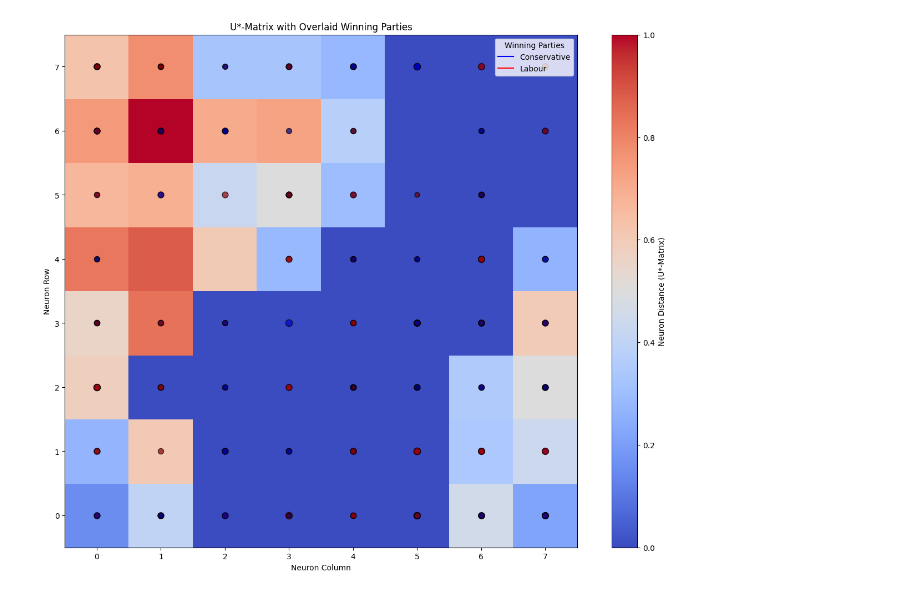
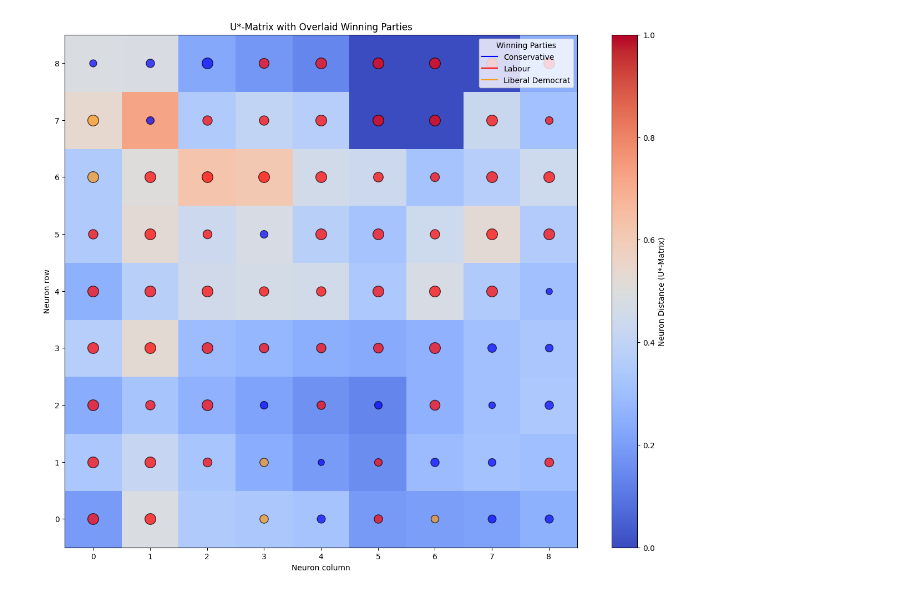
Before and after one commit to AmonTonui/Final_Year_Project, a Jupyter notebook: age1SOM.ipynb, the cells around one changed output. Drawn from its saved outputs; the diff is of its cells as text; code cells hidden in the pictures.

```diff
--- a/age1SOM.ipynb
+++ b/age1SOM.ipynb
@@ -35,16 +37,17 @@ import numpy as np
 from sklearn.model_selection import train_test_split
 
 
-data = pd.read_csv("Agenormalized_with_winners_cleaned.csv")
+data = pd.read_csv("agemergednormalized_with_winners_cleaned2024.csv")
+data = data.drop(columns=['Aged 15 years and under'])
 
-filtered_data = data[data['Winning Party'].isin(['Labour', 'Conservative'])]
+filtered_data = data[data['Winning Party'].isin(['Labour', 'Conservative', 'Liberal Democrat'])]
 filtered_data = filtered_data.reset_index(drop=True)
 
 
 party_colors = {
     'Conservative': (0, 0, 1),    # Blue
     'Labour': (1, 0, 0),          # Red
-    #'Liberal Democrat': (0.98, 0.6, 0.1),  # Orange
+    'Liberal Democrat': (0.98, 0.6, 0.1),  # Orange
     #'Green': (0, 0.6, 0.3),         # Dark Green
     #'The Brexit Party': (0.6, 0.2, 0.8) #light blue
 
@@ -95,14 +100,14 @@ n_neurons = int(np.sqrt(5 * np.sqrt(normalized_features.shape[0])))
 # n_neurons = int(math.ceil(5*np.sqrt(normalized_features.shape[0])))
 m_neurons = n_neurons
 
-som = MiniSom(n_neurons, m_neurons, normalized_features.shape[1], sigma=1.5, learning_rate=0.5,
+som = MiniSom(n_neurons, m_neurons, normalized_features.shape[1], sigma=1.3403, learning_rate=0.458,
               neighborhood_function='gaussian', random_seed=0, topology='rectangular')
 
 
 som.random_weights_init(normalized_features)
 
 # Train the SOM
-num_iterations = 3000
+num_iterations = 7500
 som.train(normalized_features, num_iterations, verbose=True)
 
 # Assign winning neurons (Best Matching Units - BMUs) for each data point
@@ -117,17 +142,19 @@ normalized_df['Neuron Col'] = [wn[1] for wn in winning_neurons]
 from scipy.ndimage import median_filter
 
 # This process was emulated from a cited paper within the report of the u*-matrix
+
+#This is the distance based matrix
 u_matrix = som.distance_map()
 #plotting the two dimensional grid
 density_matrix = np.zeros((n_neurons, m_neurons))
 
 for r, c in zip(normalized_df['Neuron Row'], normalized_df['Neuron Col']):
-    density_matrix[r, c] += 1  # Count occurrences
+    density_matrix[r, c] += 1  # Count occurrences of the data points in each neuron
 
-# Normalize density values to avoid division errors
+# Normalize density values to avoid division errors(anomalies and smoothen density matrix)
 density_matrix = median_filter(density_matrix, size=3)  # Avoid division by zero (Laplace smoothing)
 
-# Step 3: Compute the U*-Matrix
+# Computing the scale factor to be multiplied with distance based(u-matrix) leading to the U*-Matrix
 min_p = np.min(density_matrix)
 mean_p = np.mean(density_matrix)
 
@@ -137,33 +164,48 @@ else:
     scale_factor = (density_matrix - min_p) / (mean_p - min_p)
 u_star_matrix = u_matrix * scale_factor
 
+#Plotting of the neurons based on the party with the most party vote share in the neuron
+# party_counts = (normalized_df
+#                 .pivot_table(index=['Neuron Row', 'Neuron Col'],
+#                 columns = 'Winning Party',
+#                 values = 'Winning Vote Share',
+#                 aggfunc = 'sum',
+#                 fill_value=0))
+
+#Plotting of the neurons based on the party with the most constitueny count
+party_counts = (normalized_df
+                .groupby(['Neuron Row', 'Neuron Col', 'Winning Party'])
+                .size()
+                .unstack(fill_value=0))
+
+dominant = party_counts.idxmax(axis=1)                # party with most seats
+share    = party_counts.max(axis=1) / party_counts.sum(1)  # its proportion
+
+labels_df = pd.concat([dominant.rename('major_party'),
+                       share.rename('purity')], axis=1)
+labels_df.to_csv('NeuronPurity.csv')
+
 #plotting the two dimensional grid
 plt.figure(figsize=(16, 12))
 plt.title("U*-Matrix with Overlaid Winning Parties")
 plt.imshow(u_star_matrix.T, cmap='coolwarm', origin='lower', vmin=0, vmax=1)
 plt.colorbar(label="Neuron Distance (U*-Matrix)")
-# Overlayying the winning parties on the grid
-for _, row in normalized_df.iterrows():
-    neuron_row, neuron_col = row['Neuron Row'], row['Neuron Col']
-    party = row['Winning Party']
-    vote_share = row['Winning Vote Share']
-
+# Overlayying the winning parties on the neurons
+for (r, c), party in dominant.items():
     if party in party_colors:
         base_color = np.array(party_colors[party])
-        adjusted_color = np.clip(base_color * vote_share, 0, 1)
-
-        plt.scatter(neuron_col, #+ 0.3 * np.random.rand(),
-                    neuron_row, #+ 0.3 * np.random.rand(),
-                    s=vote_share * 100,
-                    color=adjusted_color,
-                    alpha=0.7, edgecolors='k')
+        plt.scatter(c,#neuron_row #+ 0.3 * np.random.rand(),
+                    r,# neuron_col, #+ 0.3 * np.random.rand(),
+                    s=200*share.loc[(r,c)],
+                    color= base_color,#adjusted_color,
+                    alpha=0.7, edgecolors='k',)
 
 # Add legend
 legend_elements = [Line2D([0], [0], color=color, label=party, markersize=10)
                    for party, color in party_colors.items()]
 plt.legend(handles=legend_elements, loc='upper right', title="Winning Parties")
-plt.xlabel("Neuron Column")
-plt.ylabel("Neuron Row")
+plt.xlabel("Neuron column")
+plt.ylabel("Neuron row")
 plt.show()
 
 for feature_name in features.columns:
@@ -171,46 +213,64 @@ for feature_name in features.columns:
     feature_plane = som.get_weights()[:, :, feature_index]
 
     plt.figure(figsize=(8, 6))
-    plt.imshow(feature_plane, cmap='Greys', origin='lower', alpha=0.7)
+    plt.imshow(feature_plane.T, cmap='Greys', origin='lower', alpha=0.7)
     plt.colorbar(label=feature_name)
     plt.title(f"Feature Plane for {features.columns[feature_index]} with Winning Parties")
-    plt.xlabel("Neuron Column")
-    plt.ylabel("Neuron Row")
+    plt.xlabel("Neuron column")
+    plt.ylabel("Neuron row")
 
-    for index, row in normalized_df.iterrows():
-        neuron_row, neuron_col = row['Neuron Row'], row['Neuron Col']
-        winning_party = row['Winning Party']
-        if winning_party in party_colors:
-          plt.scatter(neuron_col, neuron_row, color=party_colors.get(winning_party, 'gray'), marker='o', s=50)
+    # for index, row in normalized_df.iterrows():
+    for (r, c), party in dominant.items():
+        # neuron_row, neuron_col = row['Neuron Row'], row['Neuron Col']
+        # winning_party = row['Winning Party']
+        colour = np.array(party_colors[party])
+        if party in party_colors:
+          plt.scatter(c, r, color=colour, marker='o', s=50)
 
     plt.show()
 
 # Neuron-Constituency Mapping for cluster analysis and understanding
 neuron_constituency_map = {}
 for index, row in normalized_df.iterrows():
     neuron = (row['Neuron Row'], row['Neuron Col'])
     constituency = row['Westminster Parliamentary constituencies']
     if neuron not in neuron_constituency_map:
         neuron_constituency_map[neuron] = []
     neuron_constituency_map[neuron].append(constituency)
 
 # Print the constituencies mapped to each neuron (optional)
 for neuron, constituencies in neuron_constituency_map.items():
     print(f"Neuron {neuron}: {constituencies}")
 
 
 
 
 normalized_df['Neuron'] = list(zip(normalized_df['Neuron Row'], normalized_df['Neuron Col']))
 # Party Distribution of the winning neurons with its vote share dataset for analysis
 grouped = normalized_df.groupby("Neuron").agg({
     'Winning Party': lambda x: x.value_counts().to_dict(),
     'Winning Vote Share': 'mean',
 }).rename(columns={
     'Winning Party': 'Party Distribution',
     'Winning Vote Share': 'Avg Vote Share',
 })
 
 print(grouped.head())
+
+grouped.to_csv('neuron_party_distribution.csv')
+
+from matplotlib import pyplot as plt
+
+hit_map = np.zeros((som._weights.shape[0], som._weights.shape[1]))
+for x in normalized_features:
+    bmu = som.winner(x)
+    hit_map[bmu] += 1
+
+plt.imshow(hit_map.T, cmap='Blues', origin='lower')
+plt.colorbar(label='Number of Constituencies')
+plt.title('Neuron Occupancy Heatmap')
+plt.xlabel('Neuron Column')
+plt.ylabel('Neuron Row')
+plt.show()
 # %% [output]
-[figure, old version]
+[figure, new version]
```
Also changed, not shown: parts of 12 cells of this notebook.
